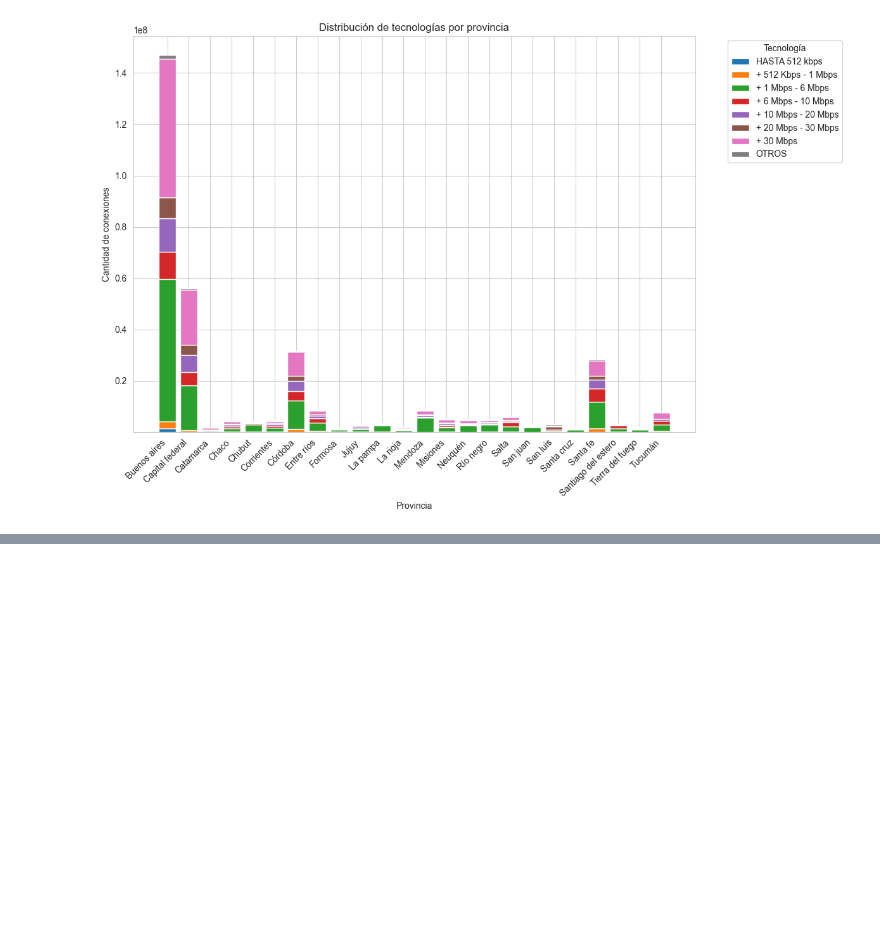
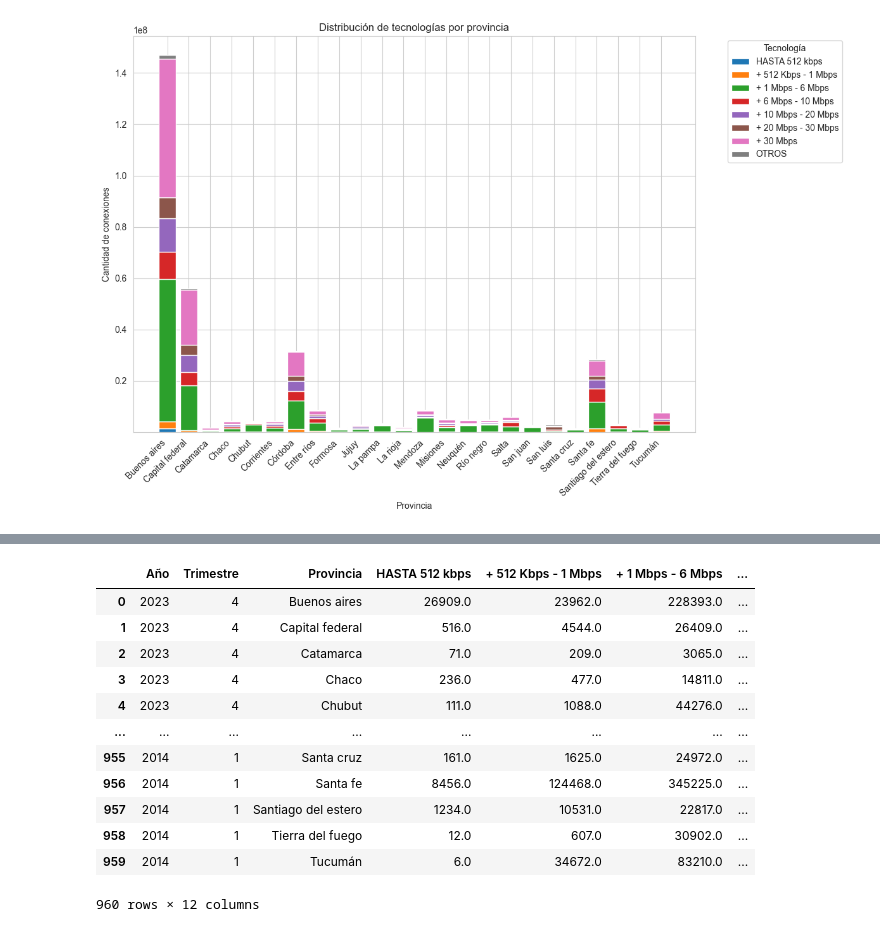
Before and after one commit to rammerbot/Data_Analytics_Telecomunicaciones_Argentina, a Jupyter notebook: ETL_EDA.ipynb, the cells around one changed output, grey strips where cells are left out. Saved outputs shown, nothing was run; the diff lists cells and outputs as text; code cells hidden in the pictures; blank space fills up the shorter version.

```diff
--- a/ETL_EDA.ipynb
+++ b/ETL_EDA.ipynb
@@ -880,0 +891,26 @@ plt.show()
+# %%
+# Accesos por tecnologia.
+data_acc_por_tec
+
+
+# Penetracion-hogares.
+data_pen_hog
+
+
+# Acceso por Velocidad.
+
+data_acc_por_vel
+# %% [output]
+|  | Año | Trimestre | Provincia | HASTA 512 kbps | + 512 Kbps - 1 Mbps | + 1 Mbps - 6 Mbps | ... |
+| 0 | 2023 | 4 | Buenos aires | 26909.0 | 23962.0 | 228393.0 | ... |
+| 1 | 2023 | 4 | Capital federal | 516.0 | 4544.0 | 26409.0 | ... |
+| 2 | 2023 | 4 | Catamarca | 71.0 | 209.0 | 3065.0 | ... |
+| 3 | 2023 | 4 | Chaco | 236.0 | 477.0 | 14811.0 | ... |
+| 4 | 2023 | 4 | Chubut | 111.0 | 1088.0 | 44276.0 | ... |
+| ... | ... | ... | ... | ... | ... | ... | ... |
+| 955 | 2014 | 1 | Santa cruz | 161.0 | 1625.0 | 24972.0 | ... |
+| 956 | 2014 | 1 | Santa fe | 8456.0 | 124468.0 | 345225.0 | ... |
+| 957 | 2014 | 1 | Santiago del estero | 1234.0 | 10531.0 | 22817.0 | ... |
+| 958 | 2014 | 1 | Tierra del fuego | 12.0 | 607.0 | 30902.0 | ... |
+| 959 | 2014 | 1 | Tucumán | 6.0 | 34672.0 | 83210.0 | ... |
+960 rows × 12 columns
```
Also changed, not shown: parts of 23 cells of this notebook, 1 other file.
